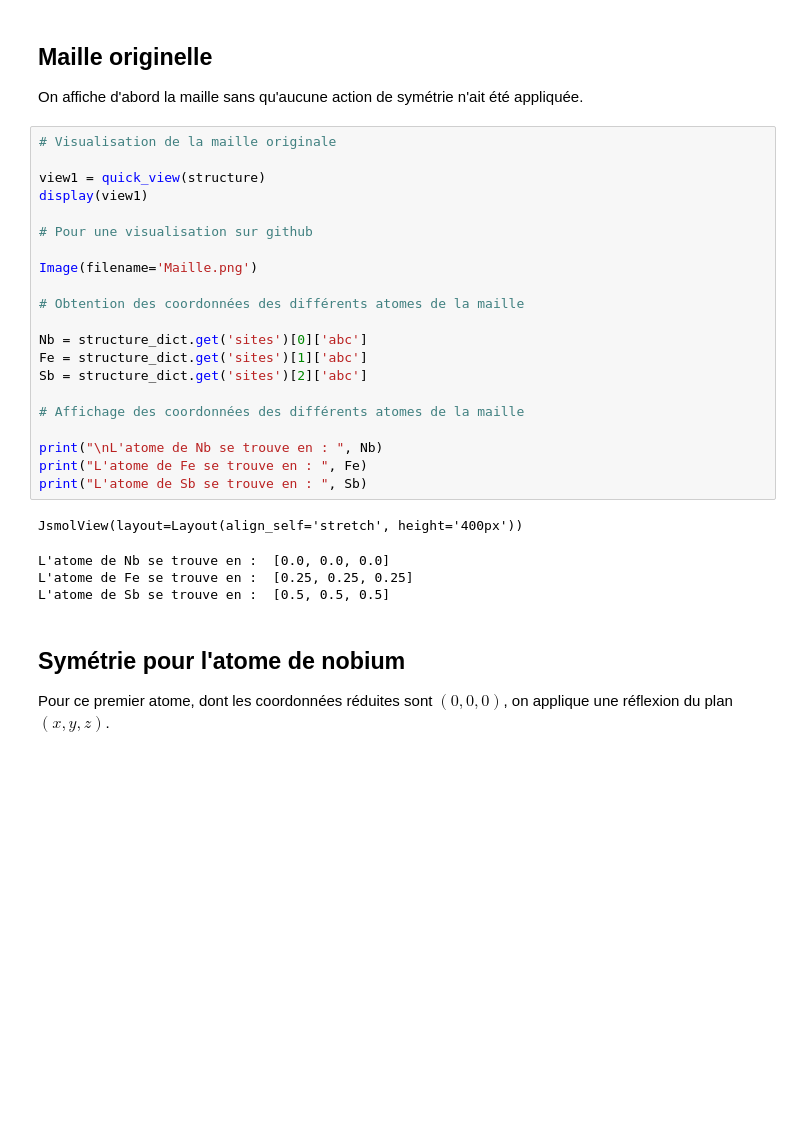
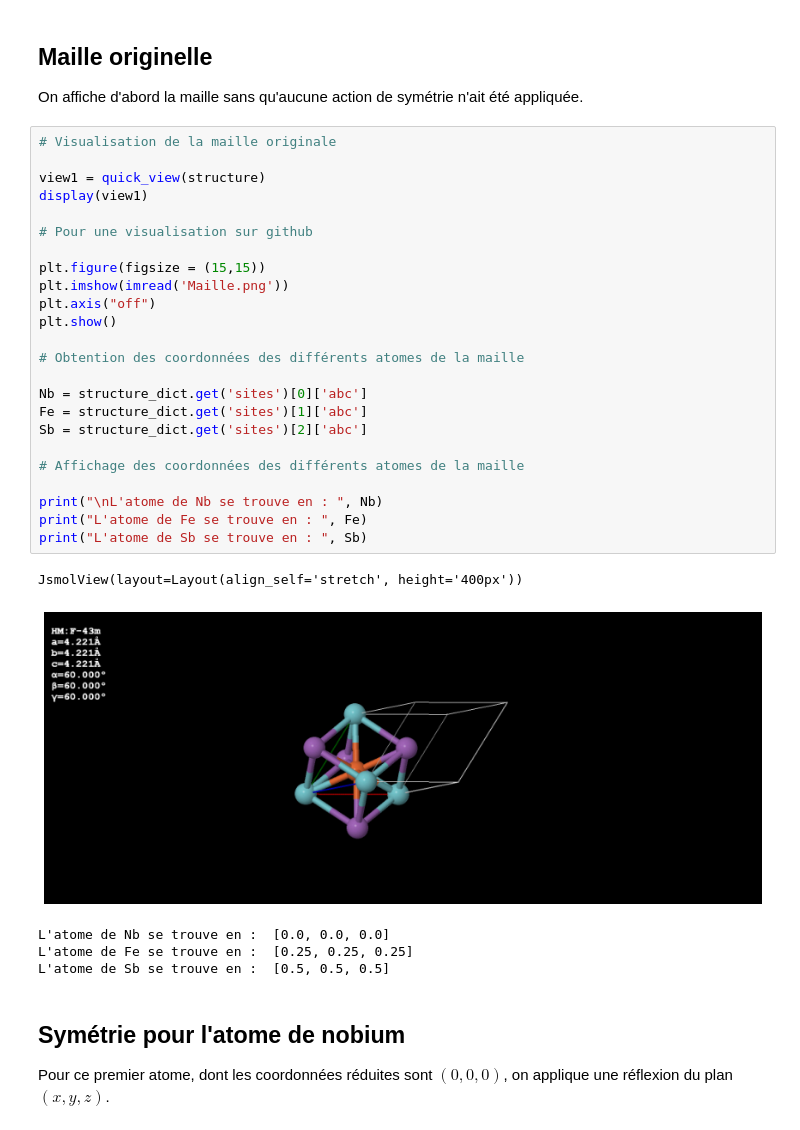
Before and after one commit to gauthiergalez/lmapr1492, a Jupyter notebook: symmetry.ipynb, the cells around one changed output. Drawn from its saved outputs; the diff is of its cells as text; blank space fills up the shorter version.

```diff
--- a/symmetry.ipynb
+++ b/symmetry.ipynb
@@ -23,26 +24,30 @@ On affiche d'abord la maille sans qu'aucune action de symétrie n'ait été appl
 # %%
 # Visualisation de la maille originale
 
 view1 = quick_view(structure)
 display(view1)
 
 # Pour une visualisation sur github
 
-Image(filename='Maille.png')
+plt.figure(figsize = (15,15))
+plt.imshow(imread('Maille.png'))
+plt.axis("off")
+plt.show()
 
 # Obtention des coordonnées des différents atomes de la maille
 
 Nb = structure_dict.get('sites')[0]['abc']
 Fe = structure_dict.get('sites')[1]['abc']
 Sb = structure_dict.get('sites')[2]['abc']
 
 # Affichage des coordonnées des différents atomes de la maille
 
 print("\nL'atome de Nb se trouve en : ", Nb)
 print("L'atome de Fe se trouve en : ", Fe)
 print("L'atome de Sb se trouve en : ", Sb)
 # %% [output]
 JsmolView(layout=Layout(align_self='stretch', height='400px'))
+[figure, added]
 L'atome de Nb se trouve en :  [0.0, 0.0, 0.0]
 L'atome de Fe se trouve en :  [0.25, 0.25, 0.25]
 L'atome de Sb se trouve en :  [0.5, 0.5, 0.5]
```
Also changed, not shown: parts of 5 cells of this notebook.
